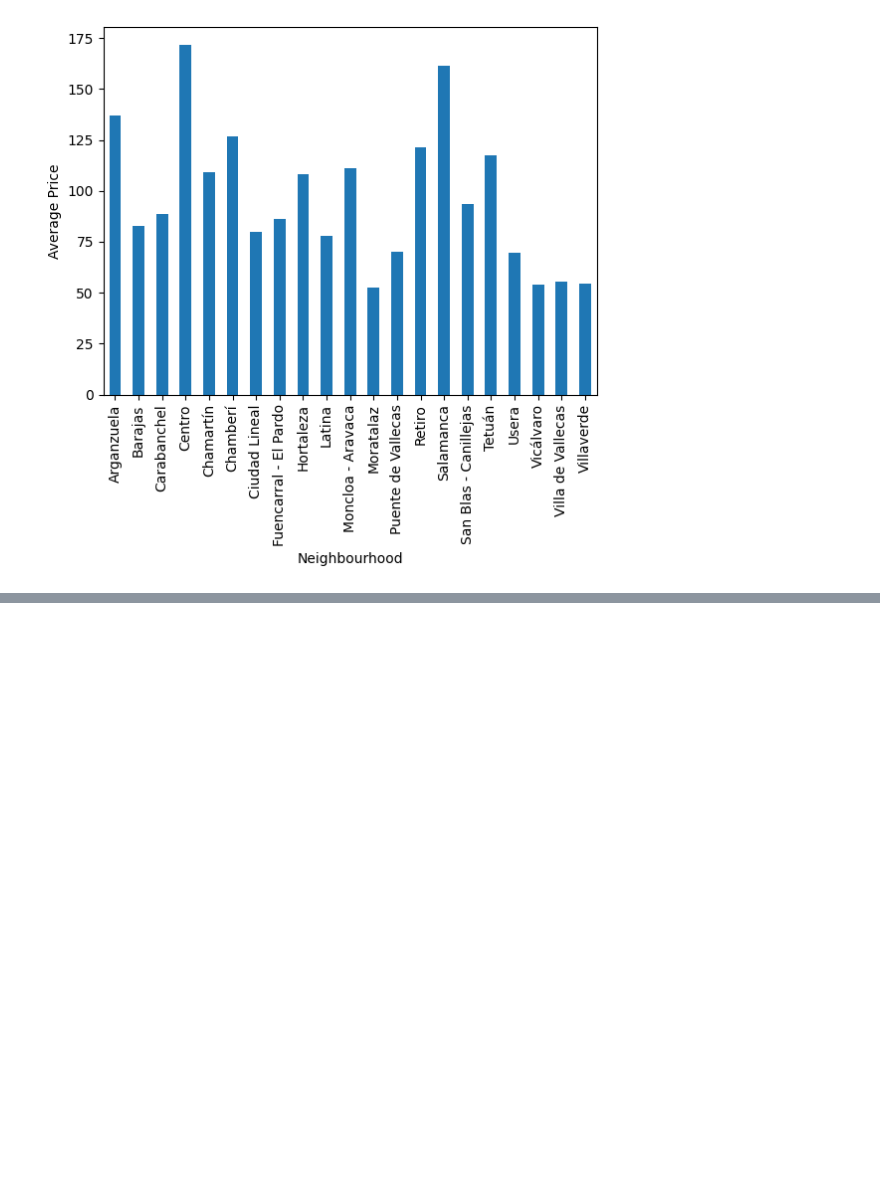
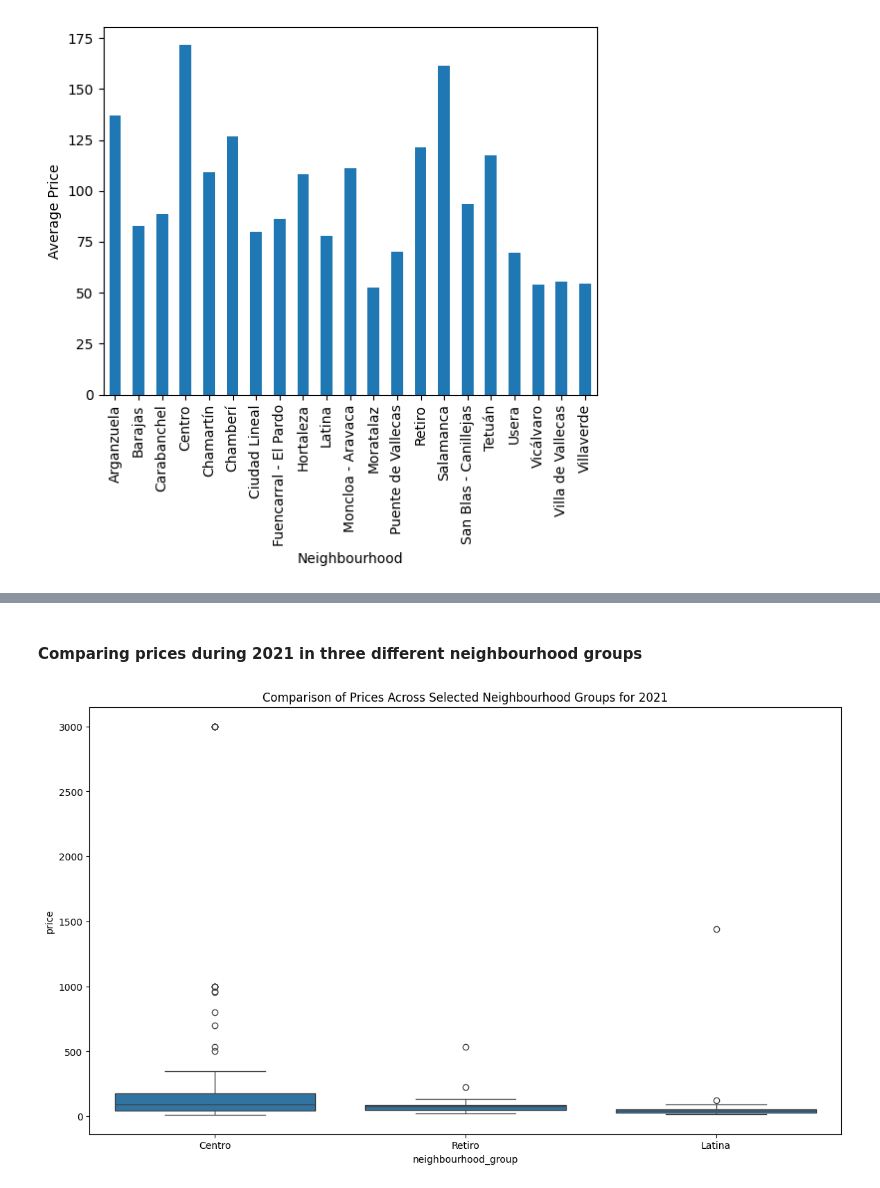
Before and after one commit to Monalaihoi/Training, a Jupyter notebook: airbnb_data2023.ipynb, the cells around one changed output, grey strips where cells are left out. Drawn from its saved outputs; the diff is of its cells as text; code cells hidden in the pictures; blank space fills up the shorter version.

```diff
--- a/airbnb_data2023.ipynb
+++ b/airbnb_data2023.ipynb
@@ -660,0 +730,23 @@ plt.show()
+# %% [markdown]
+#### Comparing prices during 2021 in three different neighbourhood groups
+# %%
+# Assuming 'data' is your DataFrame
+data_copy = data.copy()  # Create a copy of the original DataFrame
+
+# Convert 'last_review' to datetime on the copied DataFrame
+data_copy['last_review'] = pd.to_datetime(data_copy['last_review'])
+
+# Filter data for the year 2021 and specific neighborhood groups on the copied DataFrame
+selected_year = 2021
+selected_neighborhoods = ['Centro', 'Latina', 'Retiro']
+filtered_data = data_copy[
+    (data_copy['last_review'].dt.year == selected_year) &
+    (data_copy['neighbourhood_group'].isin(selected_neighborhoods))]
+
+# Create a boxplot to compare 'price' across 'neighbourhood_group'
+plt.figure(figsize=(14, 8))
+sb.boxplot(x='neighbourhood_group', y='price', data=filtered_data)
+plt.title(f'Comparison of Prices Across Selected Neighbourhood Groups for {selected_year}')
+plt.show()
+# %% [output]
+[figure, added]
```
Also changed, not shown: parts of 6 cells of this notebook, 2 other files.
